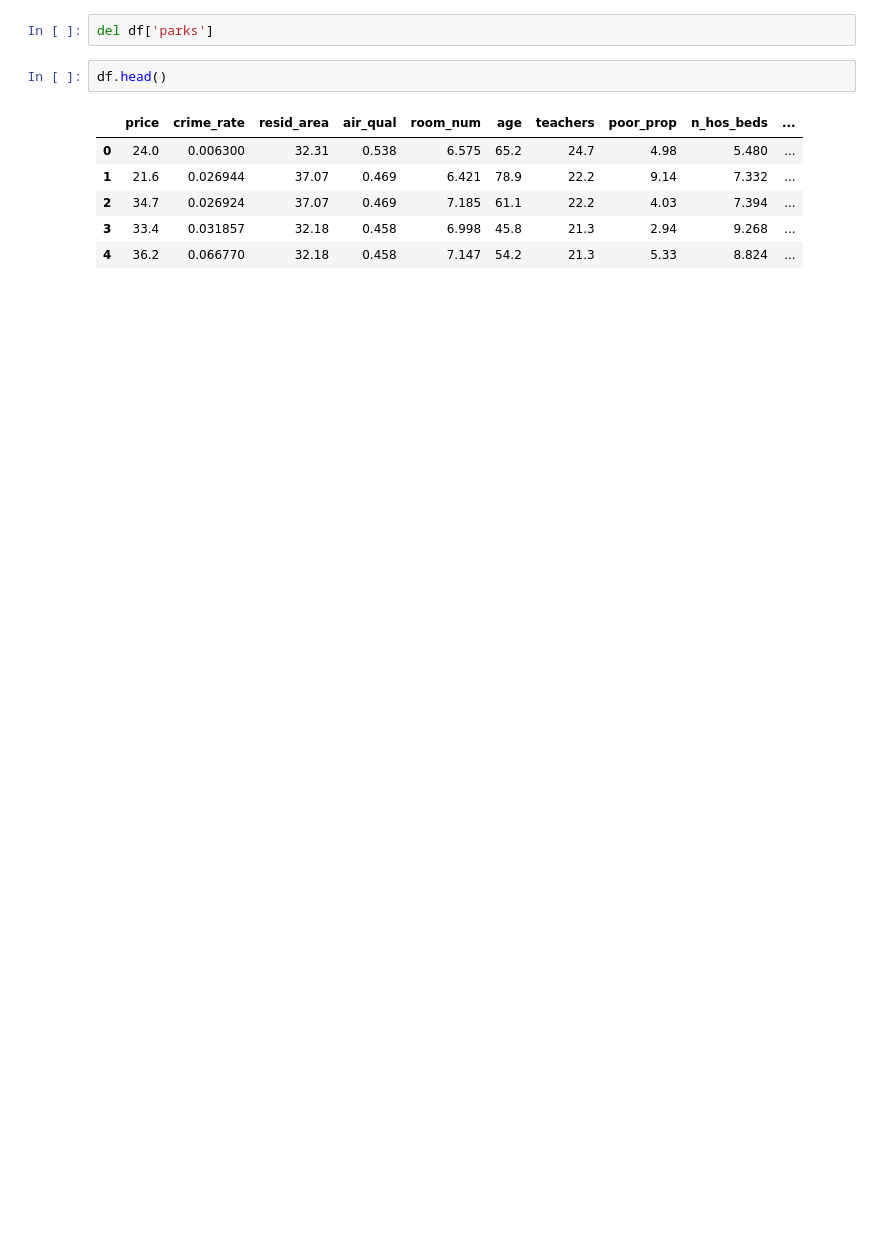
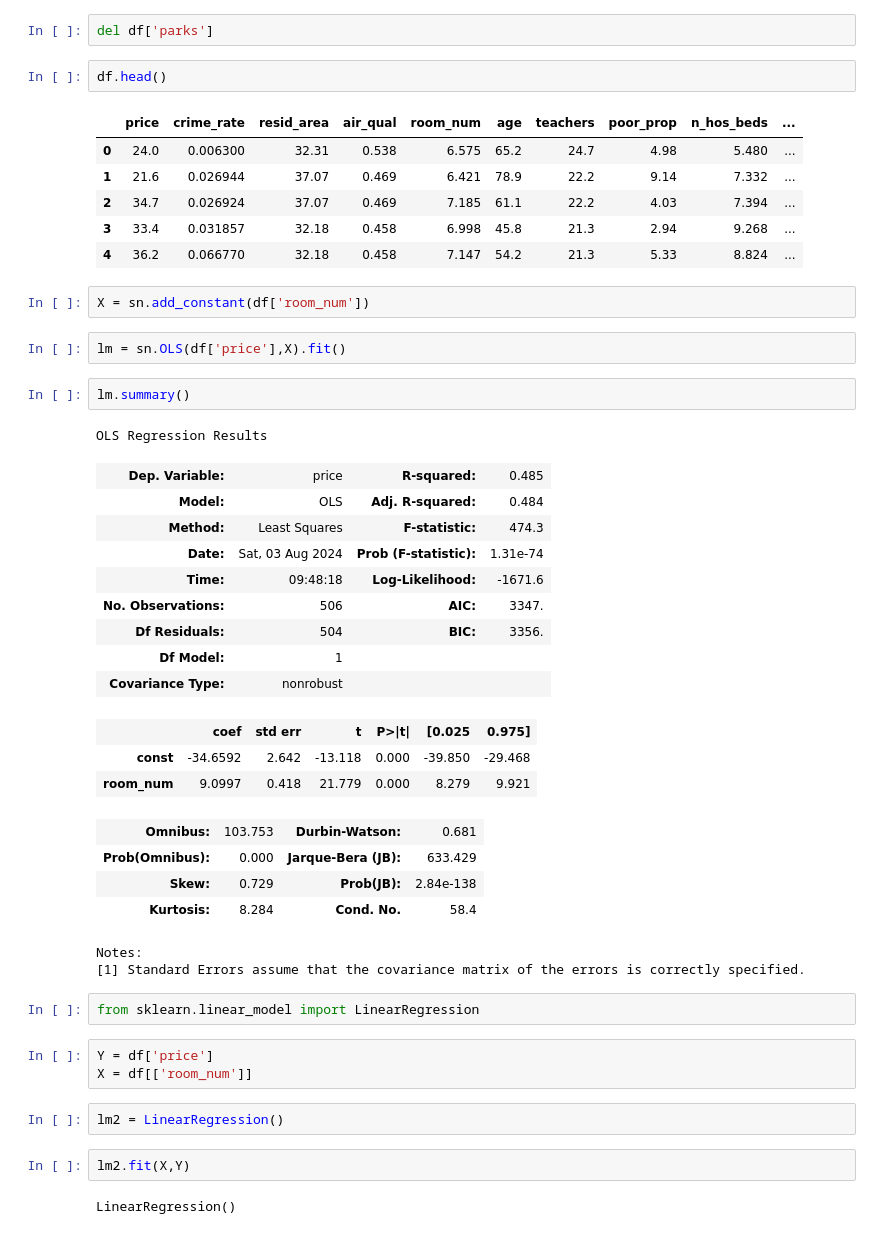
Before and after one commit to Glamorous9754/Practice-in-Jupyter, a Jupyter notebook: Data Pre-Processing for Linear Regression.ipynb, the cells around one changed output. Saved outputs shown, nothing was run; the diff lists cells and outputs as text; blank space fills up the shorter version.

```diff
--- a/Data Pre-Processing for Linear Regression.ipynb
+++ b/Data Pre-Processing for Linear Regression.ipynb
@@ -313,3 +314,40 @@ df.head()
 | 2 | 34.7 | 0.026924 | 37.07 | 0.469 | 7.185 | 61.1 | 22.2 | 4.03 | 7.394 | ... |
 | 3 | 33.4 | 0.031857 | 32.18 | 0.458 | 6.998 | 45.8 | 21.3 | 2.94 | 9.268 | ... |
 | 4 | 36.2 | 0.066770 | 32.18 | 0.458 | 7.147 | 54.2 | 21.3 | 5.33 | 8.824 | ... |
+# %%
+X = sn.add_constant(df['room_num'])
+# %%
+lm = sn.OLS(df['price'],X).fit()
+# %%
+lm.summary()
+# %% [output]
+OLS Regression Results
+| Dep. Variable: | price | R-squared: | 0.485 |
+| Model: | OLS | Adj. R-squared: | 0.484 |
+| Method: | Least Squares | F-statistic: | 474.3 |
+| Date: | Sat, 03 Aug 2024 | Prob (F-statistic): | 1.31e-74 |
+| Time: | 09:48:18 | Log-Likelihood: | -1671.6 |
+| No. Observations: | 506 | AIC: | 3347. |
+| Df Residuals: | 504 | BIC: | 3356. |
+| Df Model: | 1 |  |  |
+| Covariance Type: | nonrobust |  |  |
+|  | coef | std err | t | P>|t| | [0.025 | 0.975] |
+| const | -34.6592 | 2.642 | -13.118 | 0.000 | -39.850 | -29.468 |
+| room_num | 9.0997 | 0.418 | 21.779 | 0.000 | 8.279 | 9.921 |
+| Omnibus: | 103.753 | Durbin-Watson: | 0.681 |
+| Prob(Omnibus): | 0.000 | Jarque-Bera (JB): | 633.429 |
+| Skew: | 0.729 | Prob(JB): | 2.84e-138 |
+| Kurtosis: | 8.284 | Cond. No. | 58.4 |
+Notes:
+[1] Standard Errors assume that the covariance matrix of the errors is correctly specified.
+# %%
+from sklearn.linear_model import LinearRegression
+# %%
+Y = df['price']
+X = df[['room_num']]
+# %%
+lm2 = LinearRegression()
+# %%
+lm2.fit(X,Y)
+# %% [output]
+LinearRegression()
```
Also changed, not shown: parts of 6 cells of this notebook, 1 other file.
